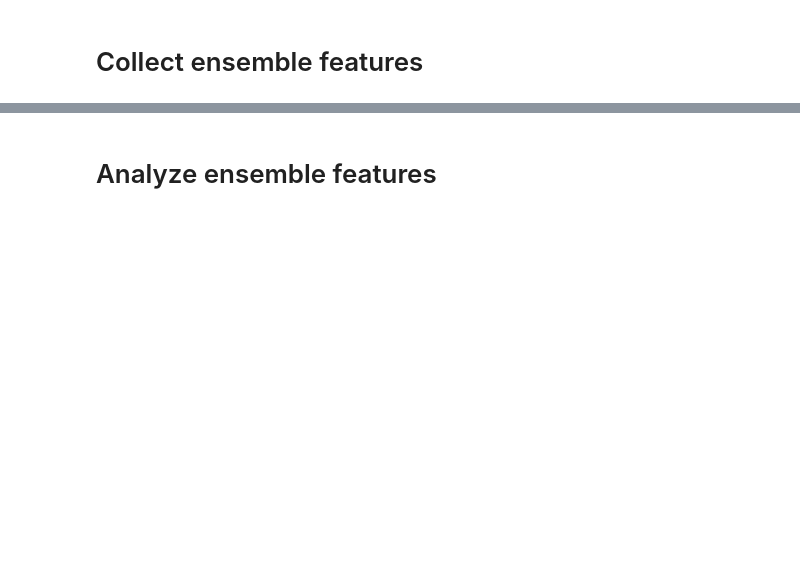
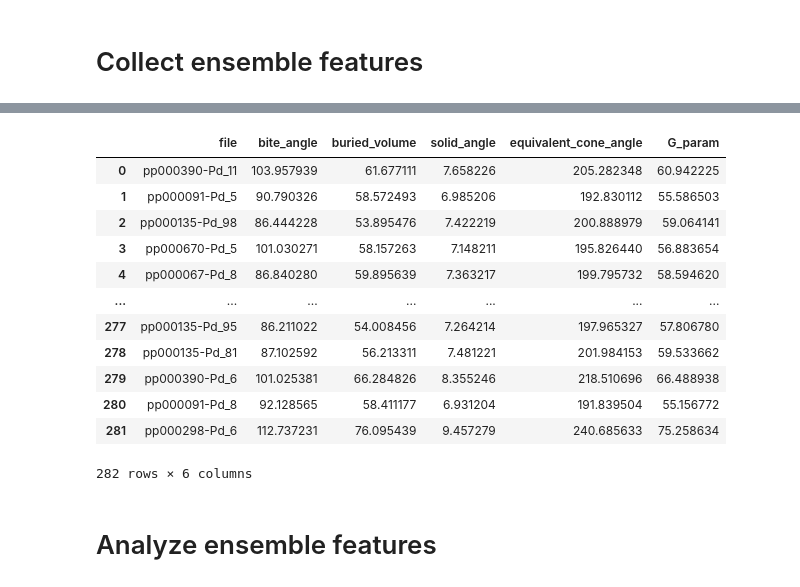
Before and after one commit to SigmanGroup/BisphosphineConformerSelection, a Jupyter notebook: ConformerEnsembleAnalysis.ipynb, the cells around one changed output, grey strips where cells are left out. Drawn from its saved outputs; the diff is of its cells as text; code cells hidden in the pictures; blank space fills up the shorter version.

```diff
--- a/ConformerEnsembleAnalysis.ipynb
+++ b/ConformerEnsembleAnalysis.ipynb
@@ -164,21 +240,35 @@ prop_df.to_csv(features_path / f"{ensemble.stem}_ensemble_features.csv")
 # %%
 # get features for the 10 kcal/mol clustered ensemble
 
 ensemble = clustered_10kcal
 
 prop_df = pd.DataFrame(columns = ["file", "bite_angle", "buried_volume", "solid_angle", "equivalent_cone_angle", "G_param"])
 
 expected_jobs = len(list(ensemble.iterdir()))
 
 for file in tqdm(ensemble.iterdir(), total=expected_jobs):
-    bite_angle = features.get_bite_angle(file)
-    buried_volume = features.get_buried_volume(file)
-    solid_angle, solid_cone_angle, g_param = features.get_solid_angle(file)
+    bite_angle = get_features.get_bite_angle(file)
+    buried_volume = get_features.get_buried_volume(file)
+    solid_angle, solid_cone_angle, g_param = get_features.get_solid_angle(file)
 
     prop_df.loc[len(prop_df.index)] = [file.stem, bite_angle, buried_volume, solid_angle, solid_cone_angle, g_param]
 
 display(prop_df)
 prop_df.to_csv(features_path / f"{ensemble.stem}_ensemble_features.csv")
+# %% [output]
+|  | file | bite_angle | buried_volume | solid_angle | equivalent_cone_angle | G_param |
+| 0 | pp000390-Pd_11 | 103.957939 | 61.677111 | 7.658226 | 205.282348 | 60.942225 |
+| 1 | pp000091-Pd_5 | 90.790326 | 58.572493 | 6.985206 | 192.830112 | 55.586503 |
+| 2 | pp000135-Pd_98 | 86.444228 | 53.895476 | 7.422219 | 200.888979 | 59.064141 |
+| 3 | pp000670-Pd_5 | 101.030271 | 58.157263 | 7.148211 | 195.826440 | 56.883654 |
+| 4 | pp000067-Pd_8 | 86.840280 | 59.895639 | 7.363217 | 199.795732 | 58.594620 |
+| ... | ... | ... | ... | ... | ... | ... |
+| 277 | pp000135-Pd_95 | 86.211022 | 54.008456 | 7.264214 | 197.965327 | 57.806780 |
+| 278 | pp000135-Pd_81 | 87.102592 | 56.213311 | 7.481221 | 201.984153 | 59.533662 |
+| 279 | pp000390-Pd_6 | 101.025381 | 66.284826 | 8.355246 | 218.510696 | 66.488938 |
+| 280 | pp000091-Pd_8 | 92.128565 | 58.411177 | 6.931204 | 191.839504 | 55.156772 |
+| 281 | pp000298-Pd_6 | 112.737231 | 76.095439 | 9.457279 | 240.685633 | 75.258634 |
+282 rows × 6 columns
 # %% [markdown]
 # Analyze ensemble features
 # %%
```
Also changed, not shown: parts of 6 cells of this notebook, 9 other files.
